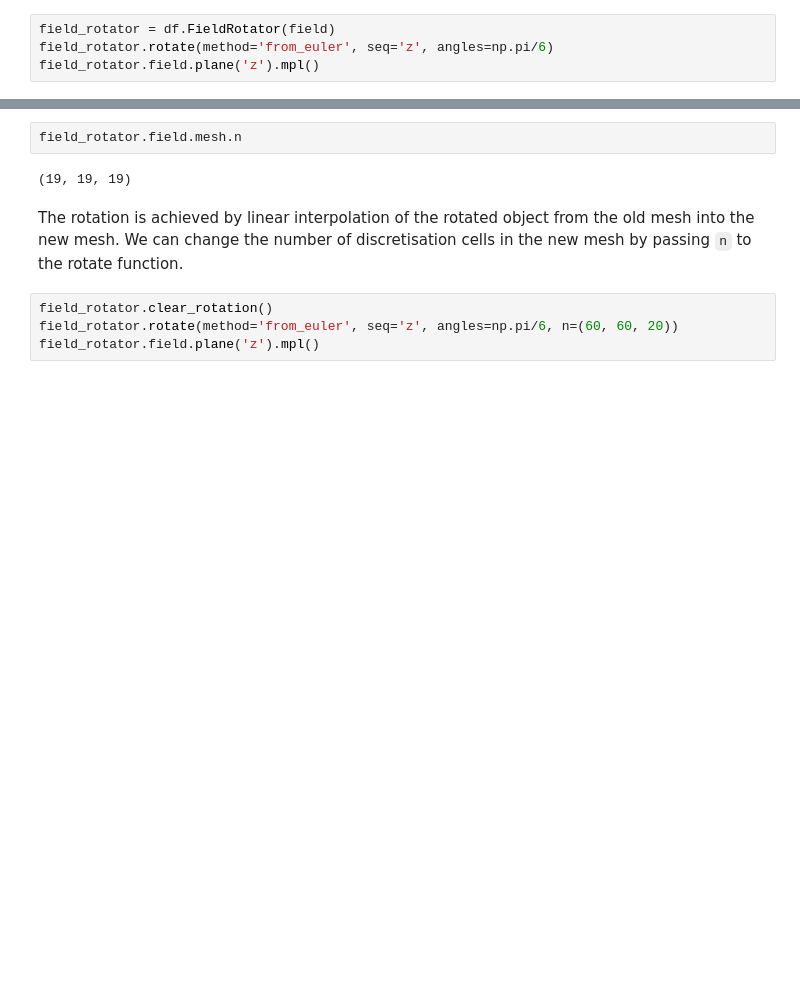
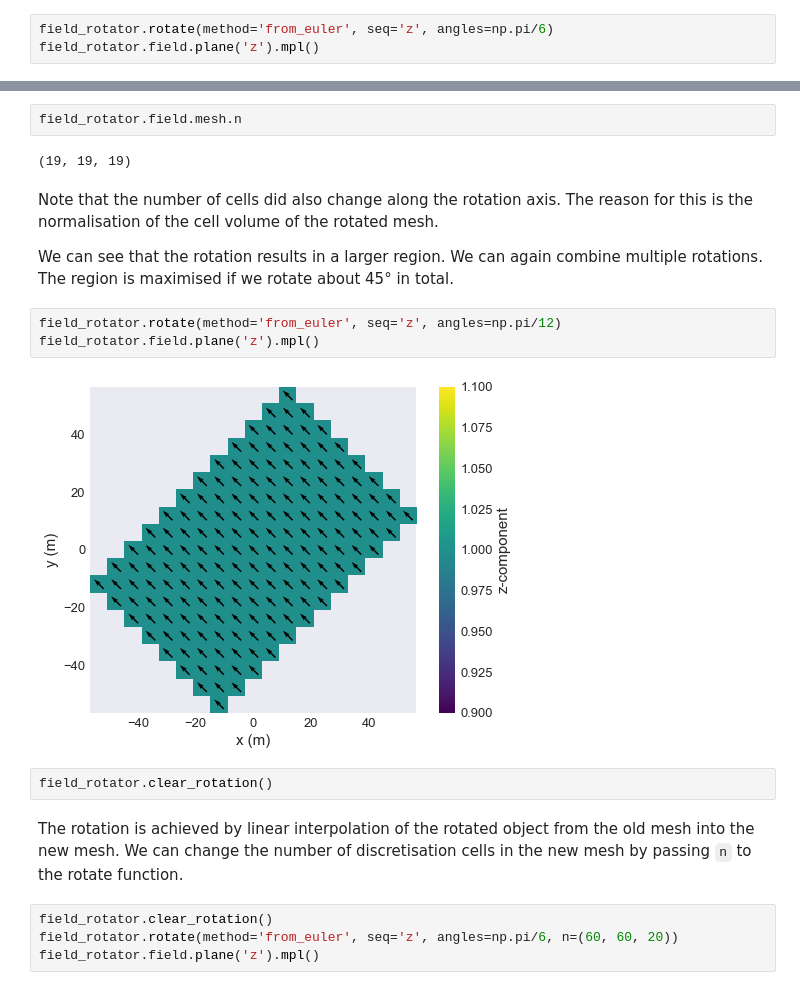
Before and after one commit to ubermag/discretisedfield, a Jupyter notebook: docs/ipynb/field-rotations.ipynb, the cells around one changed output, grey strips where cells are left out. Saved outputs shown, nothing was run; the diff lists cells and outputs as text; blank space fills up the shorter version.

Commit message:
First half of the rotation documentation.

```diff
--- a/docs/ipynb/field-rotations.ipynb
+++ b/docs/ipynb/field-rotations.ipynb
@@ -61,5 +115,4 @@ This adaptive sizing is demonstrated for a two dimensional plane in the followin
 # %%
-field_rotator = df.FieldRotator(field)
 field_rotator.rotate(method='from_euler', seq='z', angles=np.pi/6)
 field_rotator.field.plane('z').mpl()
 # %% [output]
@@ -74,6 +127,17 @@ field.mesh.n
 field_rotator.field.mesh.n
 # %% [output]
 (19, 19, 19)
+# %% [markdown]
+Note that the number of cells did also change along the rotation axis. The reason for this is the normalisation of the cell volume of the rotated mesh.
+
+We can see that the rotation results in a larger region. We can again combine multiple rotations. The region is maximised if we rotate about 45° in total.
+# %%
+field_rotator.rotate(method='from_euler', seq='z', angles=np.pi/12)
+field_rotator.field.plane('z').mpl()
+# %% [output]
+[figure, added]
+# %%
+field_rotator.clear_rotation()
 # %% [markdown]
 The rotation is achieved by linear interpolation of the rotated object from the old mesh into the new mesh. We can change the number of discretisation cells in the new mesh by passing `n` to the rotate function.
 # %%
```
Also changed, not shown: parts of 37 cells of this notebook.
